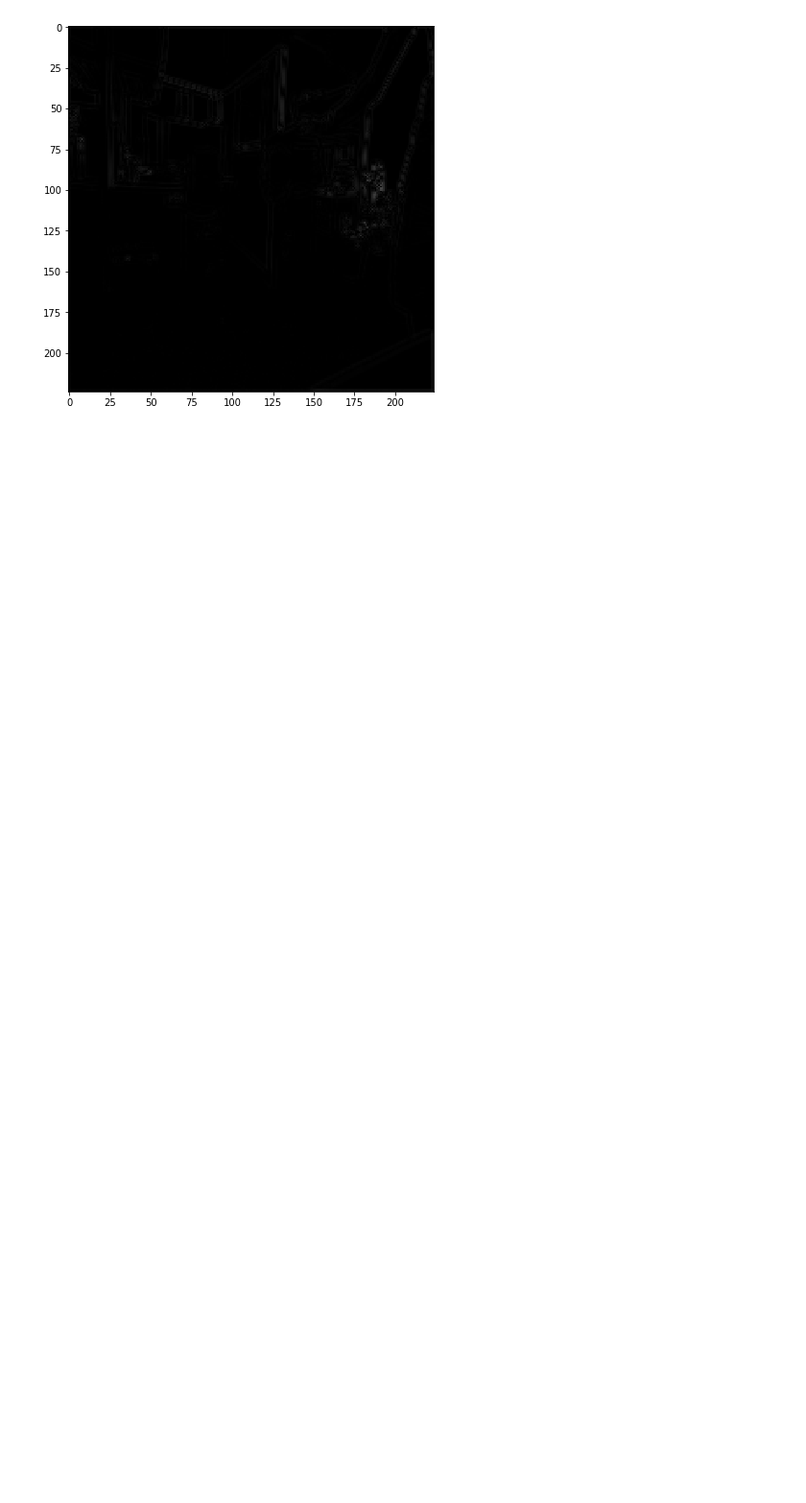
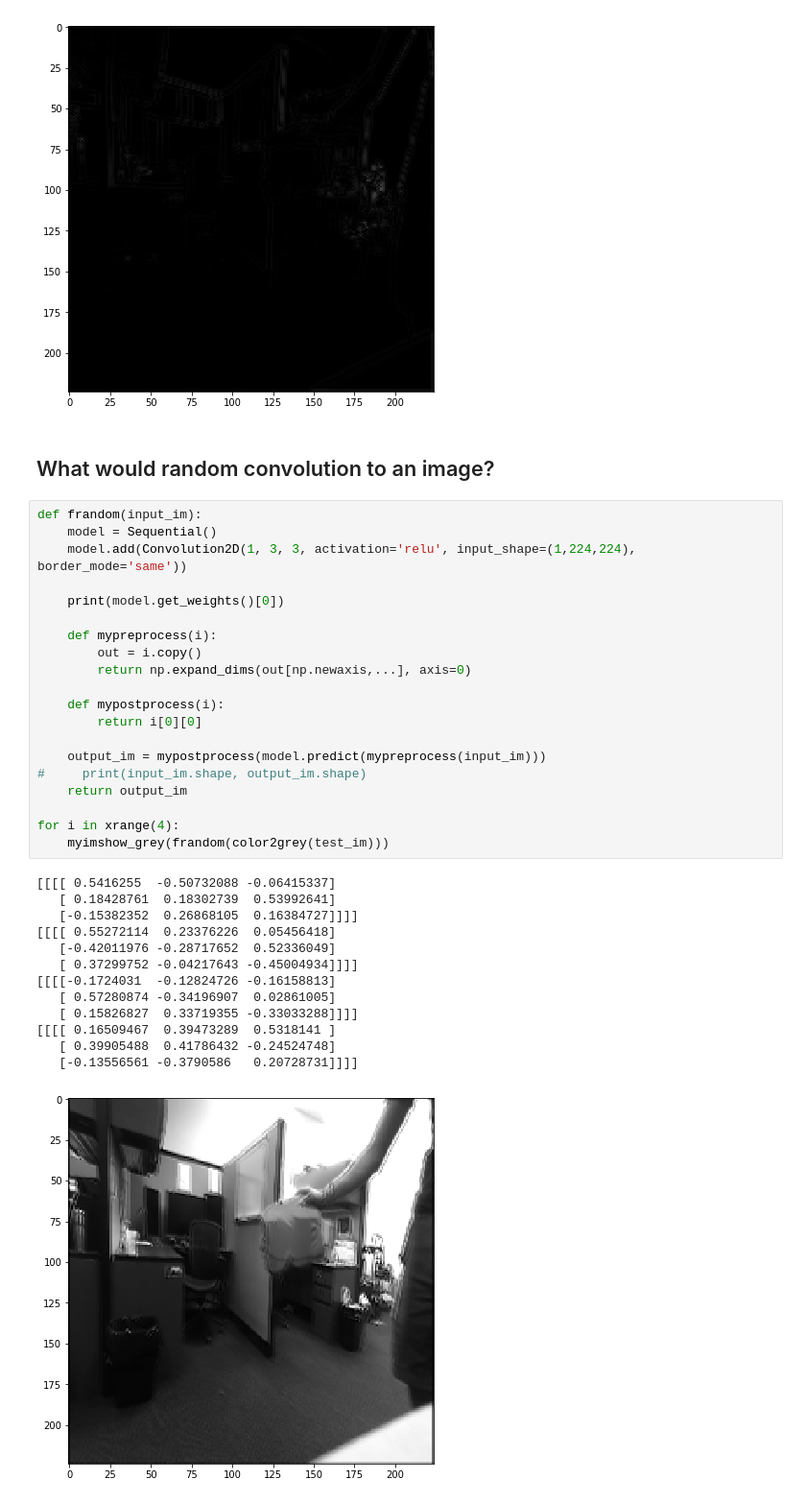
Before and after one commit to aleozlx/nb-0212-2017, a Jupyter notebook: mean_smooth.py.ipynb, the cells around one changed output. Shown at 96% size. Drawn from its saved outputs; the diff is of its cells as text; blank space fills up the shorter version.

```diff
--- a/mean_smooth.py.ipynb
+++ b/mean_smooth.py.ipynb
@@ -127,3 +127,39 @@ myimshow_grey(abs(fmean(greyimg)-filtered))
 # %% [output]
 [figure]
 [figure]
+# %% [markdown]
+## What would random convolution to an image?
+# %%
+def frandom(input_im):
+    model = Sequential()
+    model.add(Convolution2D(1, 3, 3, activation='relu', input_shape=(1,224,224), border_mode='same'))
+
+    print(model.get_weights()[0])
+
+    def mypreprocess(i):
+        out = i.copy()
+        return np.expand_dims(out[np.newaxis,...], axis=0)
+
+    def mypostprocess(i):
+        return i[0][0]
+
+    output_im = mypostprocess(model.predict(mypreprocess(input_im)))
+#     print(input_im.shape, output_im.shape)
+    return output_im
+
+for i in xrange(4):
+    myimshow_grey(frandom(color2grey(test_im)))
+# %% [output]
+[[[[ 0.5416255  -0.50732088 -0.06415337]
+   [ 0.18428761  0.18302739  0.53992641]
+   [-0.15382352  0.26868105  0.16384727]]]]
+[[[[ 0.55272114  0.23376226  0.05456418]
+   [-0.42011976 -0.28717652  0.52336049]
+   [ 0.37299752 -0.04217643 -0.45004934]]]]
+[[[[-0.1724031  -0.12824726 -0.16158813]
+   [ 0.57280874 -0.34196907  0.02861005]
+   [ 0.15826827  0.33719355 -0.33033288]]]]
+[[[[ 0.16509467  0.39473289  0.5318141 ]
+   [ 0.39905488  0.41786432 -0.24524748]
+   [-0.13556561 -0.3790586   0.20728731]]]]
+[figure, added]
```
Also changed, not shown: parts of 1 cell of this notebook.
